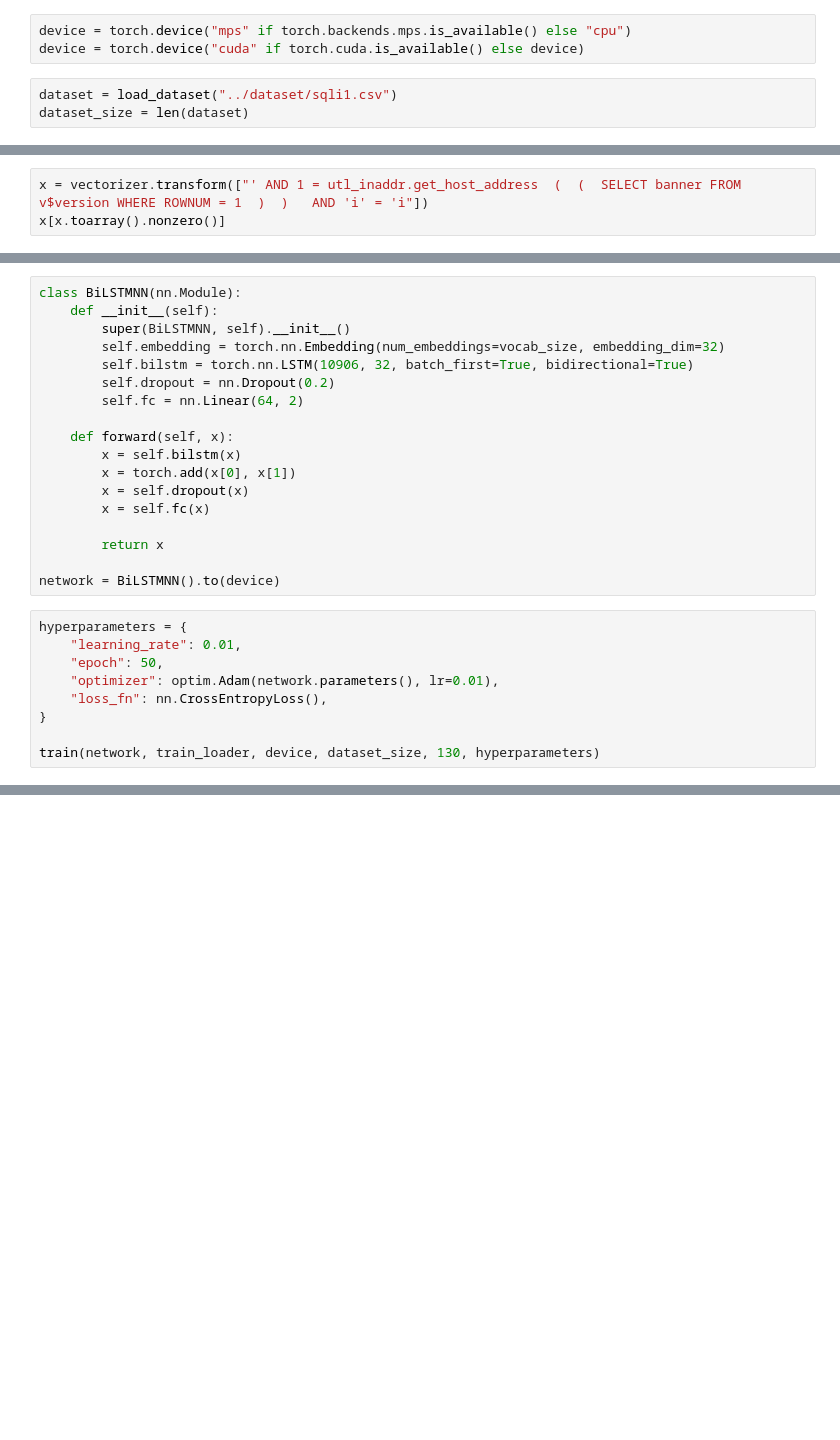
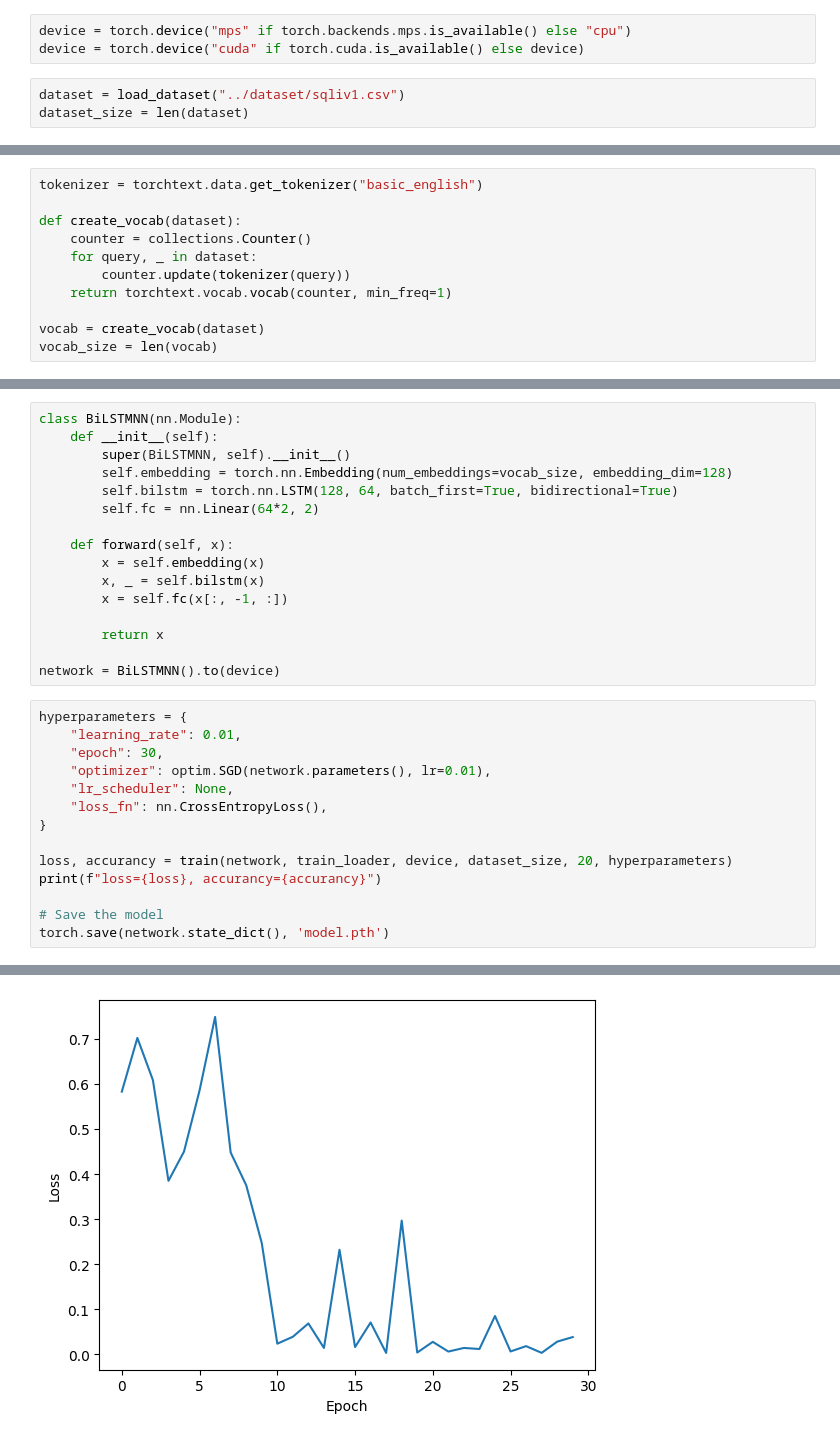
Before and after one commit to ksyuk/SQLi_detection, a Jupyter notebook: LSTM/bi_lstm.ipynb, the cells around one changed output, grey strips where cells are left out. Drawn from its saved outputs; the diff is of its cells as text; blank space fills up the shorter version.

```diff
--- a/LSTM/bi_lstm.ipynb
+++ b/LSTM/bi_lstm.ipynb
@@ -17,5 +15,5 @@ from utils import load_dataset, train
 device = torch.device("mps" if torch.backends.mps.is_available() else "cpu")
 device = torch.device("cuda" if torch.cuda.is_available() else device)
 # %%
-dataset = load_dataset("../dataset/sqli1.csv")
+dataset = load_dataset("../dataset/sqliv1.csv")
 dataset_size = len(dataset)
@@ -35,3 +19,0 @@ vectorizer.fit(queries[1:])
-# %%
-x = vectorizer.transform(["' AND 1 = utl_inaddr.get_host_address  (  (  SELECT banner FROM v$version WHERE ROWNUM = 1  )  )   AND 'i' = 'i"])
-x[x.toarray().nonzero()]
@@ -52,0 +20,11 @@ train_loader = DataLoader(dataset, batch_size=batch_size, collate_fn=process_bat
+# %%
+tokenizer = torchtext.data.get_tokenizer("basic_english")
+
+def create_vocab(dataset):
+    counter = collections.Counter()
+    for query, _ in dataset:
+        counter.update(tokenizer(query))
+    return torchtext.vocab.vocab(counter, min_freq=1)
+
+vocab = create_vocab(dataset)
+vocab_size = len(vocab)
@@ -54,16 +56,14 @@ train_loader = DataLoader(dataset, batch_size=batch_size, collate_fn=process_bat
 class BiLSTMNN(nn.Module):
     def __init__(self):
         super(BiLSTMNN, self).__init__()
-        self.embedding = torch.nn.Embedding(num_embeddings=vocab_size, embedding_dim=32)
-        self.bilstm = torch.nn.LSTM(10906, 32, batch_first=True, bidirectional=True)
-        self.dropout = nn.Dropout(0.2)
-        self.fc = nn.Linear(64, 2)
+        self.embedding = torch.nn.Embedding(num_embeddings=vocab_size, embedding_dim=128)
+        self.bilstm = torch.nn.LSTM(128, 64, batch_first=True, bidirectional=True)
+        self.fc = nn.Linear(64*2, 2)
 
     def forward(self, x):
-        x = self.bilstm(x)
-        x = torch.add(x[0], x[1])
-        x = self.dropout(x)
-        x = self.fc(x)
+        x = self.embedding(x)
+        x, _ = self.bilstm(x)
+        x = self.fc(x[:, -1, :])
 
         return x
 
@@ -71,9 +71,15 @@ network = BiLSTMNN().to(device)
 # %%
 hyperparameters = {
     "learning_rate": 0.01,
-    "epoch": 50,
-    "optimizer": optim.Adam(network.parameters(), lr=0.01),
+    "epoch": 30,
+    "optimizer": optim.SGD(network.parameters(), lr=0.01),
+    "lr_scheduler": None,
     "loss_fn": nn.CrossEntropyLoss(),
 }
 
-train(network, train_loader, device, dataset_size, 130, hyperparameters)
+loss, accurancy = train(network, train_loader, device, dataset_size, 20, hyperparameters)
+print(f"loss={loss}, accurancy={accurancy}")
+
+# Save the model
+torch.save(network.state_dict(), 'model.pth')
+# %% [output]
@@ -79,0 +103 @@ train(network, train_loader, device, dataset_size, 130, hyperparameters)
+[figure, added]
```
Also changed, not shown: parts of 5 cells of this notebook.
